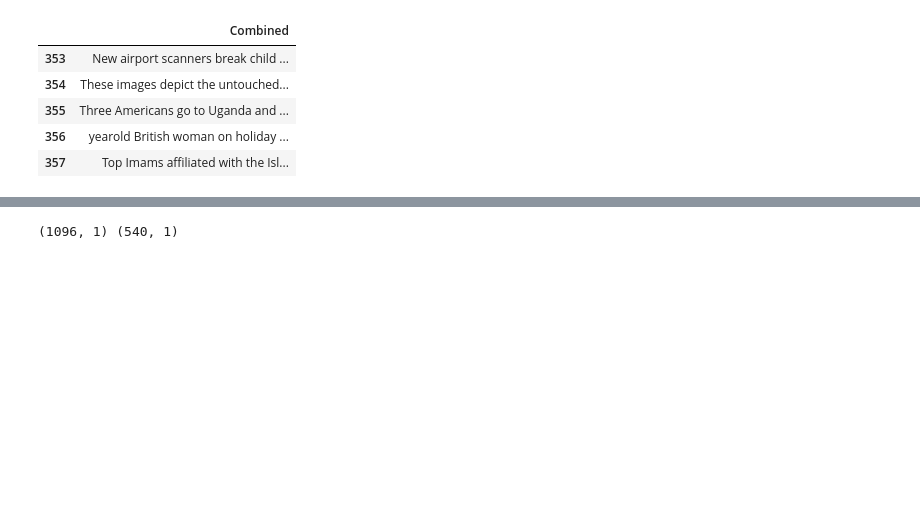
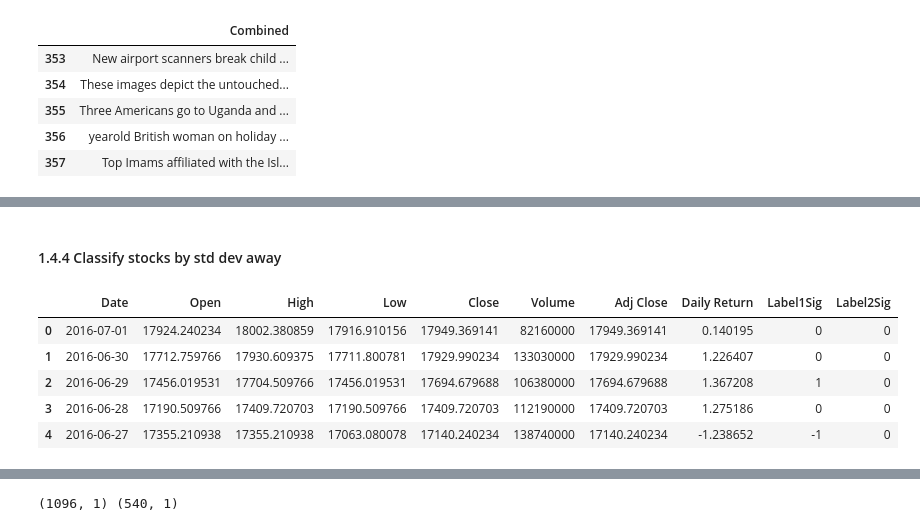
Before and after one commit to patricksalazar/stocknews, a Jupyter notebook: 1. Baseline.ipynb, the cells around one changed output, grey strips where cells are left out. Cells and saved outputs as stored; diff of their text form; code cells hidden in the pictures; blank space fills up the shorter version.

```diff
--- a/1. Baseline.ipynb
+++ b/1. Baseline.ipynb
@@ -82,0 +116,3 @@ X.head()
+# %%
+sigma = stockdf['Daily Return'].agg({'mean', 'std'})
+sigma
@@ -82,0 +123,6 @@ X.head()
+# %%
+sigma['1sigmalow']=sigma['mean']-sigma['std']
+sigma['1sigmahi']=sigma['mean']+sigma['std']
+sigma['2sigmalow']=sigma['mean']-2*(sigma['std'])
+sigma['2sigmahi']=sigma['mean']+2*(sigma['std'])
+sigma
@@ -82,0 +137,30 @@ X.head()
+# %% [markdown]
+#### 1.4.4 Classify stocks by std dev away
+# %%
+def onesigma(row):
+    if row['Daily Return'] < sigma['1sigmalow']:
+        row['Label1Sig'] = -1
+    elif row['Daily Return'] > sigma['1sigmahi']:
+        row['Label1Sig'] = 1
+    else:
+        row['Label1Sig'] = 0
+    if row['Daily Return'] < sigma['2sigmalow']:
+        row['Label2Sig'] = -1
+    elif row['Daily Return'] > sigma['2sigmahi']:
+        row['Label2Sig'] = 1
+    else:
+        row['Label2Sig'] = 0
+    return row
+# %%
+stockdf['Label1Sig'] = 0
+stockdf['Label2Sig'] = 0
+# %%
+labled_df = stockdf.apply(onesigma, axis=1)
+labled_df.head()
+# %% [output]
+|  | Date | Open | High | Low | Close | Volume | Adj Close | Daily Return | Label1Sig | Label2Sig |
+| 0 | 2016-07-01 | 17924.240234 | 18002.380859 | 17916.910156 | 17949.369141 | 82160000 | 17949.369141 | 0.140195 | 0 | 0 |
+| 1 | 2016-06-30 | 17712.759766 | 17930.609375 | 17711.800781 | 17929.990234 | 133030000 | 17929.990234 | 1.226407 | 0 | 0 |
+| 2 | 2016-06-29 | 17456.019531 | 17704.509766 | 17456.019531 | 17694.679688 | 106380000 | 17694.679688 | 1.367208 | 1 | 0 |
+| 3 | 2016-06-28 | 17190.509766 | 17409.720703 | 17190.509766 | 17409.720703 | 112190000 | 17409.720703 | 1.275186 | 0 | 0 |
+| 4 | 2016-06-27 | 17355.210938 | 17355.210938 | 17063.080078 | 17140.240234 | 138740000 | 17140.240234 | -1.238652 | -1 | 0 |
```
Also changed, not shown: parts of 23 cells of this notebook, 4 other files.
